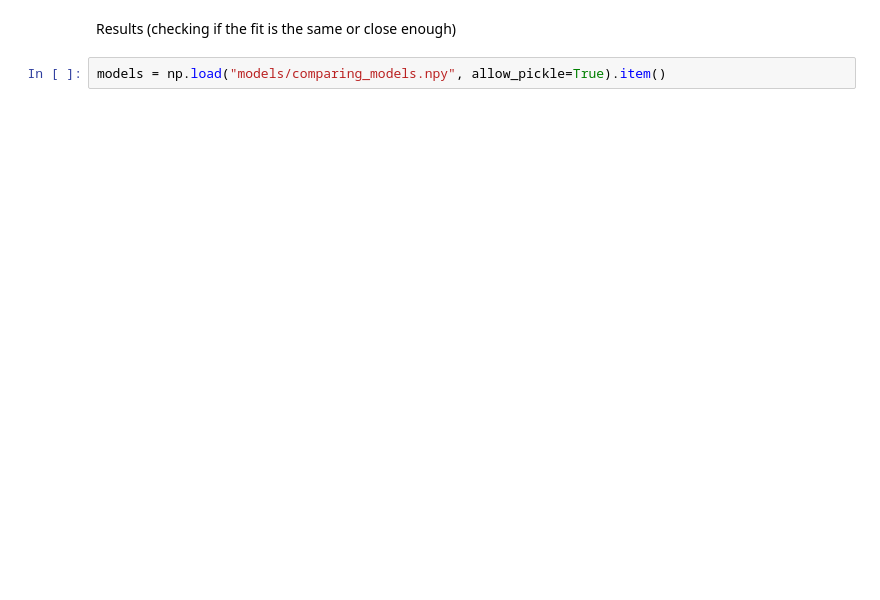
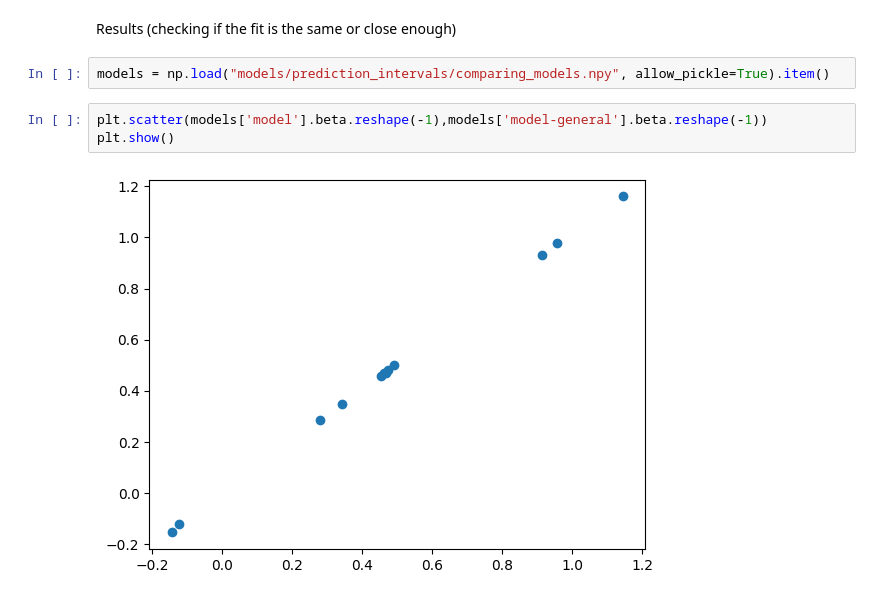
Before and after one commit to felipemaiapolo/statistical-scaling-law, a Jupyter notebook: comparing_models.ipynb, the cells around one changed output. Cells and saved outputs as stored; diff of their text form; blank space fills up the shorter version.

Commit message:
hetero model

```diff
--- a/comparing_models.ipynb
+++ b/comparing_models.ipynb
@@ -83,4 +99,9 @@ np.save(f"models/prediction_intervals/comparing_models.npy", models)
 # %% [markdown]
 Results (checking if the fit is the same or close enough)
 # %%
-models = np.load("models/comparing_models.npy", allow_pickle=True).item()
+models = np.load("models/prediction_intervals/comparing_models.npy", allow_pickle=True).item()
+# %%
+plt.scatter(models['model'].beta.reshape(-1),models['model-general'].beta.reshape(-1))
+plt.show()
+# %% [output]
+[figure, added]
```
Also changed, not shown: parts of 5 cells of this notebook, 26 other files.
